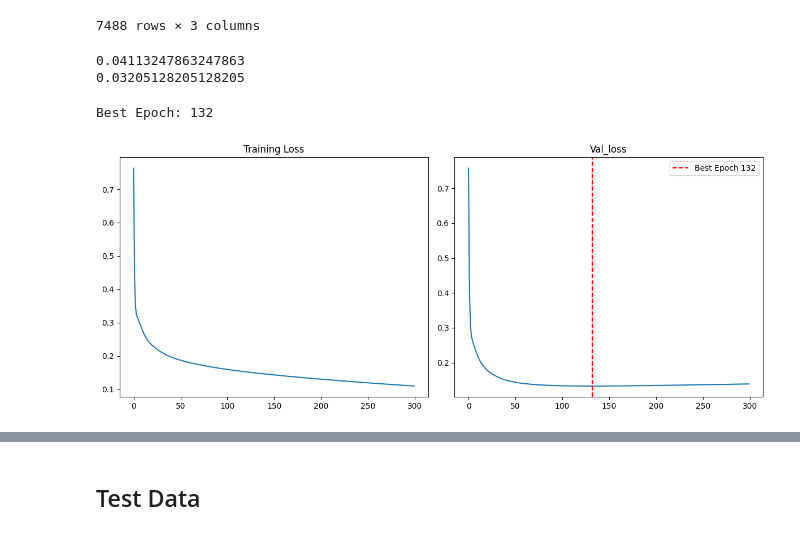
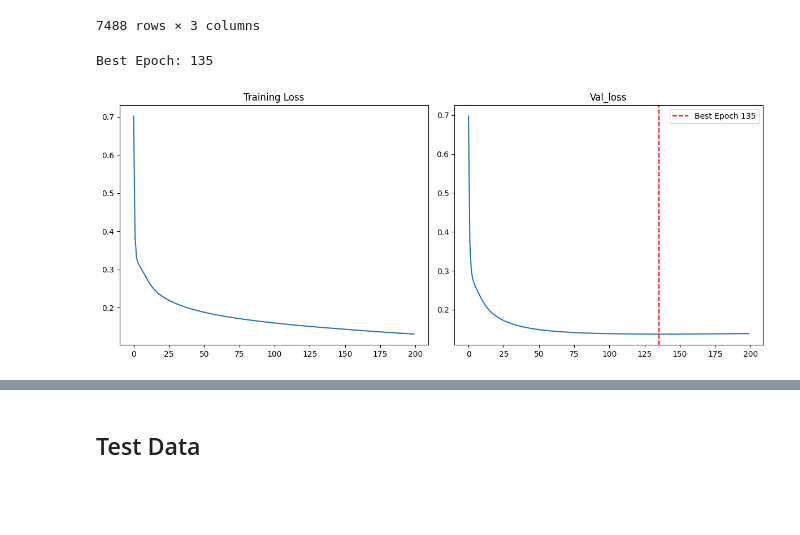
Before and after one commit to dppiper/Tox21-Neural-Network-From-Scratch, a Jupyter notebook: multi_layer_model/multi_layer_model.ipynb, the cells around one changed output, grey strips where cells are left out. Cells and saved outputs as stored; diff of their text form; code cells hidden in the pictures; blank space fills up the shorter version.

```diff
--- a/multi_layer_model/multi_layer_model.ipynb
+++ b/multi_layer_model/multi_layer_model.ipynb
@@ -19,7 +19,7 @@ This data is from the Tox21 Data Challenge 2014 -- Nuclear Receptor Signaling Pa
 https://tripod.nih.gov/tox21/challenge/data.jsp#
 # %%
 # Load data
-df = pd.read_csv('nr-ar.smiles', sep='\t', header=None).dropna()
+df = pd.read_csv('../nr-ar.smiles', sep='\t', header=None).dropna()
 
 # Rename columns
 df.columns = ['Smiles', 'ID', 'Active']
@@ -84,14 +84,7 @@ df_train
 | 7486 | NCGC00255635-01 | 0 | [0, 0, 0, 0, 0, 0, 0, 0, 0, 0, 0,... |
 | 7487 | NCGC00260238-01 | 0 | [0, 0, 0, 0, 0, 0, 0, 0, 0, 0, 0,... |
 7488 rows × 3 columns
-# %%
-print(np.mean(y))
-print(np.mean(y_val))
-# %% [output]
-0.04113247863247863
-0.03205128205128205
 # %%
-
 # Initialize hidden layer weight matrix and bias_2
 input_size = 2048
 hidden_size = 128
@@ -105,13 +98,9 @@ bias_1 = np.zeros(hidden_size)
 # Initialize output layer weights and bias_2
 weights_2 = np.random.randn(hidden_size, output_size) * np.sqrt(2 / (hidden_size + output_size))
 bias_2 = 0
-num_epochs = 300
+num_epochs = 200
 cutoff = 0.5
 learning_rate = 0.5
-
-all_losses = []
-biases = []
-all_losses_val = []
 
 # Train data
 X = np.stack(df_train['fingerprint'].to_list())
@@ -123,6 +112,9 @@ y_val = np.array(df_val['Active'].to_list())
 
 min_loss = 100
 
+all_losses = []
+biases = []
+all_losses_val = []
 
 for i in tqdm(range(num_epochs)):
 
@@ -198,35 +190,35 @@ for i in tqdm(range(num_epochs)):
     # probs_val = np.array(sigmoid(zs_val))
     # preds_val = np.array([1 if z >= 0.5 else 0 for z in zs_val])
     # losses_val = bce(ground_truths=y_val, predicted_probabilities=probs_val)
     # epoch_loss_val = np.mean(losses_val)
     # all_losses_val.append(epoch_loss_val)
 
     # Update rates
     # learning_rate = 1.2
     # weights_2 = weights_2 - learning_rate*dL_dweights
     # bias_2 = bias_2 - learning_rate*dL_db
 
 
 print(f'Best Epoch: {best_epoch}')
 # Plot training loss and validation loss
 fig, axs = plt.subplots(1, 2, figsize=(12, 5))
 
 sns.lineplot(data=all_losses, ax=axs[0])
 axs[0].set_title('Training Loss')
 
 sns.lineplot(data=all_losses_val, ax=axs[1])
 axs[1].set_title('Val_loss')
 axs[1].axvline(x=best_epoch, color='red', linestyle='--', label=f'Best Epoch {best_epoch}')
 axs[1].legend()
 
 # sns.lineplot(data=all_losses_val, ax=axs[1])
 # axs[1].set_title('Validation Loss')
 
 plt.tight_layout()
 plt.show()
 # %% [output]
-Best Epoch: 132
+Best Epoch: 135
-[figure, old version]
+[figure, new version]
 # %%
 from sklearn import metrics
 from sklearn.metrics import PrecisionRecallDisplay, ConfusionMatrixDisplay, precision_score, recall_score, f1_score, auc, precision_recall_curve
```
Also changed, not shown: parts of 3 cells of this notebook, 3 other files.
